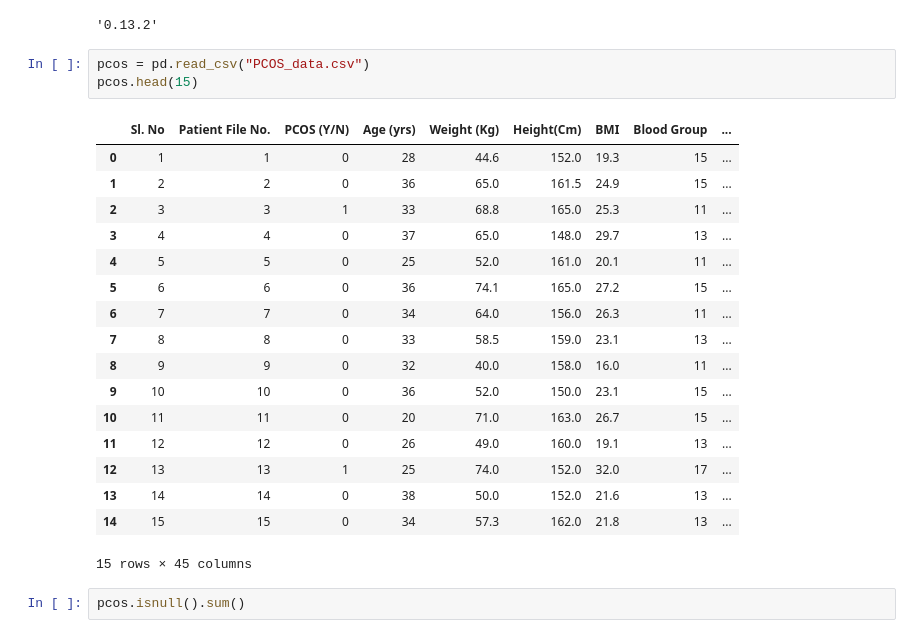
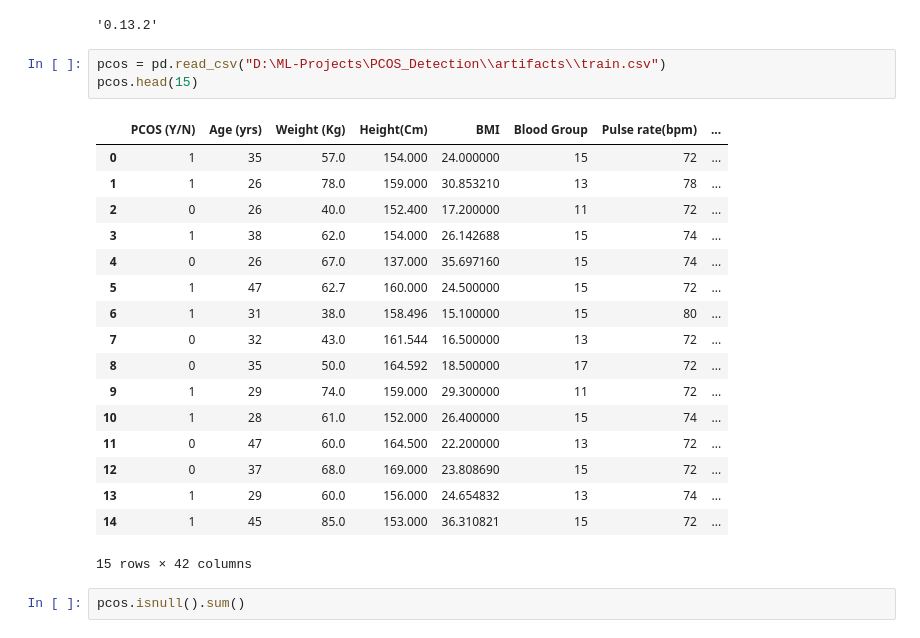
Before and after one commit to Aadi1101/PCOS_Detection, a Jupyter notebook: notebooks/trails.ipynb, the cells around one changed output. Cells and saved outputs as stored; diff of their text form.

```diff
--- a/notebooks/trails.ipynb
+++ b/notebooks/trails.ipynb
@@ -7,26 +7,26 @@ sns.__version__
 # %% [output]
 '0.13.2'
 # %%
-pcos = pd.read_csv("PCOS_data.csv")
+pcos = pd.read_csv("D:\ML-Projects\PCOS_Detection\\artifacts\\train.csv")
 pcos.head(15)
 # %% [output]
-|  | Sl. No | Patient File No. | PCOS (Y/N) | Age (yrs) | Weight (Kg) | Height(Cm) | BMI | Blood Group | ... |
-| 0 | 1 | 1 | 0 | 28 | 44.6 | 152.0 | 19.3 | 15 | ... |
-| 1 | 2 | 2 | 0 | 36 | 65.0 | 161.5 | 24.9 | 15 | ... |
-| 2 | 3 | 3 | 1 | 33 | 68.8 | 165.0 | 25.3 | 11 | ... |
-| 3 | 4 | 4 | 0 | 37 | 65.0 | 148.0 | 29.7 | 13 | ... |
-| 4 | 5 | 5 | 0 | 25 | 52.0 | 161.0 | 20.1 | 11 | ... |
-| 5 | 6 | 6 | 0 | 36 | 74.1 | 165.0 | 27.2 | 15 | ... |
-| 6 | 7 | 7 | 0 | 34 | 64.0 | 156.0 | 26.3 | 11 | ... |
-| 7 | 8 | 8 | 0 | 33 | 58.5 | 159.0 | 23.1 | 13 | ... |
-| 8 | 9 | 9 | 0 | 32 | 40.0 | 158.0 | 16.0 | 11 | ... |
-| 9 | 10 | 10 | 0 | 36 | 52.0 | 150.0 | 23.1 | 15 | ... |
-| 10 | 11 | 11 | 0 | 20 | 71.0 | 163.0 | 26.7 | 15 | ... |
-| 11 | 12 | 12 | 0 | 26 | 49.0 | 160.0 | 19.1 | 13 | ... |
-| 12 | 13 | 13 | 1 | 25 | 74.0 | 152.0 | 32.0 | 17 | ... |
-| 13 | 14 | 14 | 0 | 38 | 50.0 | 152.0 | 21.6 | 13 | ... |
-| 14 | 15 | 15 | 0 | 34 | 57.3 | 162.0 | 21.8 | 13 | ... |
+|  | PCOS (Y/N) | Age (yrs) | Weight (Kg) | Height(Cm) | BMI | Blood Group | Pulse rate(bpm) | ... |
+| 0 | 1 | 35 | 57.0 | 154.000 | 24.000000 | 15 | 72 | ... |
+| 1 | 1 | 26 | 78.0 | 159.000 | 30.853210 | 13 | 78 | ... |
+| 2 | 0 | 26 | 40.0 | 152.400 | 17.200000 | 11 | 72 | ... |
+| 3 | 1 | 38 | 62.0 | 154.000 | 26.142688 | 15 | 74 | ... |
+| 4 | 0 | 26 | 67.0 | 137.000 | 35.697160 | 15 | 74 | ... |
+| 5 | 1 | 47 | 62.7 | 160.000 | 24.500000 | 15 | 72 | ... |
+| 6 | 1 | 31 | 38.0 | 158.496 | 15.100000 | 15 | 80 | ... |
+| 7 | 0 | 32 | 43.0 | 161.544 | 16.500000 | 13 | 72 | ... |
+| 8 | 0 | 35 | 50.0 | 164.592 | 18.500000 | 17 | 72 | ... |
+| 9 | 1 | 29 | 74.0 | 159.000 | 29.300000 | 11 | 72 | ... |
+| 10 | 1 | 28 | 61.0 | 152.000 | 26.400000 | 15 | 74 | ... |
+| 11 | 0 | 47 | 60.0 | 164.500 | 22.200000 | 13 | 72 | ... |
+| 12 | 0 | 37 | 68.0 | 169.000 | 23.808690 | 15 | 72 | ... |
+| 13 | 1 | 29 | 60.0 | 156.000 | 24.654832 | 13 | 74 | ... |
+| 14 | 1 | 45 | 85.0 | 153.000 | 36.310821 | 15 | 72 | ... |
-15 rows × 45 columns
+15 rows × 42 columns
 # %%
 pcos.isnull().sum()
 # %% [output]
```
Also changed, not shown: 4 other files.
